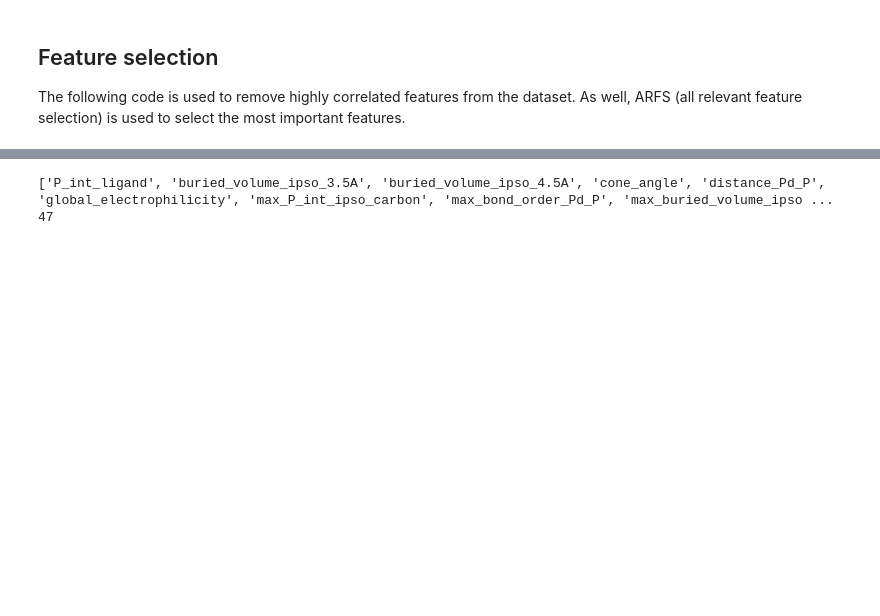
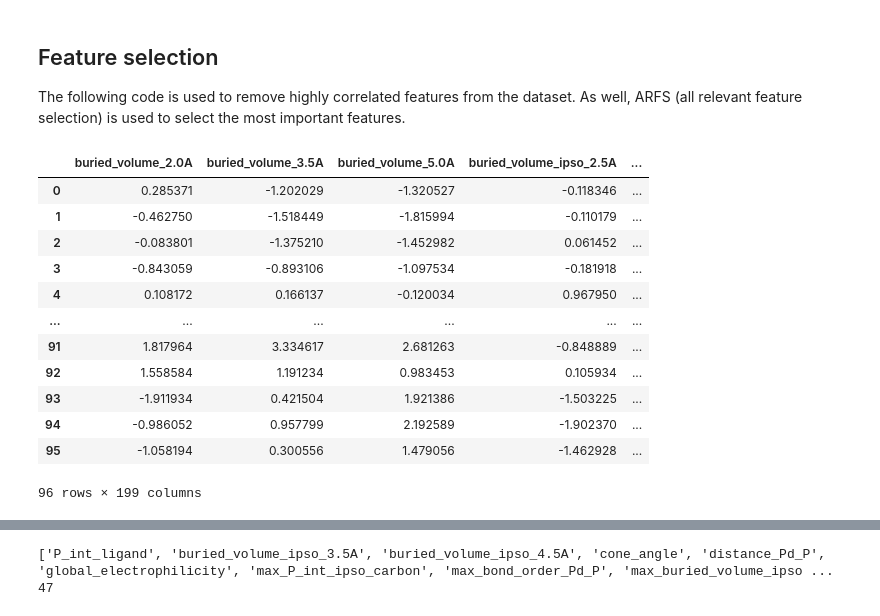
Before and after one commit to Hartwig-Group/AbbVie-CN-Couplings-QSRR-and-HTE, a Jupyter notebook: notebooks/ligand-qsar/nh-feature-selection.ipynb, the cells around one changed output, grey strips where cells are left out. Saved outputs shown, nothing was run; the diff lists cells and outputs as text; code cells hidden in the pictures; blank space fills up the shorter version.

```diff
--- a/notebooks/ligand-qsar/nh-feature-selection.ipynb
+++ b/notebooks/ligand-qsar/nh-feature-selection.ipynb
@@ -9,14 +9,18 @@ from sklearn import preprocessing
 from sklearn.preprocessing import StandardScaler
 
 # Load data
-df = pd.read_csv("data/ligand-qsar/raw/alkylamine-ligand-modeling-unprocessed.tsv", sep="\t")
+df = pd.read_csv(
+    "data/ligand-qsar/raw/alkylamine-ligand-modeling-unprocessed.tsv", sep="\t"
+)
 df = df[df["buchwald-type"] > 0]
 # df = df[~df["ligand_1_name"].isin(["L-149", "L-150"])]
 
 # Define bins and labels
 bins = [-np.inf, 15, np.inf]
 labels = [0, 1]
-transformer = preprocessing.FunctionTransformer(pd.cut, kw_args={"bins": bins, "labels": labels, "retbins": False})
+transformer = preprocessing.FunctionTransformer(
+    pd.cut, kw_args={"bins": bins, "labels": labels, "retbins": False}
+)
 
 # Standardize features
 scaler = StandardScaler()
@@ -26,3 +30,19 @@ X = pd.DataFrame(scaler.fit_transform(X), columns=X.columns)
 # Transform target
 y = df["product_1_yield"]
 y_bin = transformer.fit_transform(y)
+# %%
+X
+# %% [output]
+|  | buried_volume_2.0A | buried_volume_3.5A | buried_volume_5.0A | buried_volume_ipso_2.5A | ... |
+| 0 | 0.285371 | -1.202029 | -1.320527 | -0.118346 | ... |
+| 1 | -0.462750 | -1.518449 | -1.815994 | -0.110179 | ... |
+| 2 | -0.083801 | -1.375210 | -1.452982 | 0.061452 | ... |
+| 3 | -0.843059 | -0.893106 | -1.097534 | -0.181918 | ... |
+| 4 | 0.108172 | 0.166137 | -0.120034 | 0.967950 | ... |
+| ... | ... | ... | ... | ... | ... |
+| 91 | 1.817964 | 3.334617 | 2.681263 | -0.848889 | ... |
+| 92 | 1.558584 | 1.191234 | 0.983453 | 0.105934 | ... |
+| 93 | -1.911934 | 0.421504 | 1.921386 | -1.503225 | ... |
+| 94 | -0.986052 | 0.957799 | 2.192589 | -1.902370 | ... |
+| 95 | -1.058194 | 0.300556 | 1.479056 | -1.462928 | ... |
+96 rows × 199 columns
```
Also changed, not shown: parts of 1 cell of this notebook.
